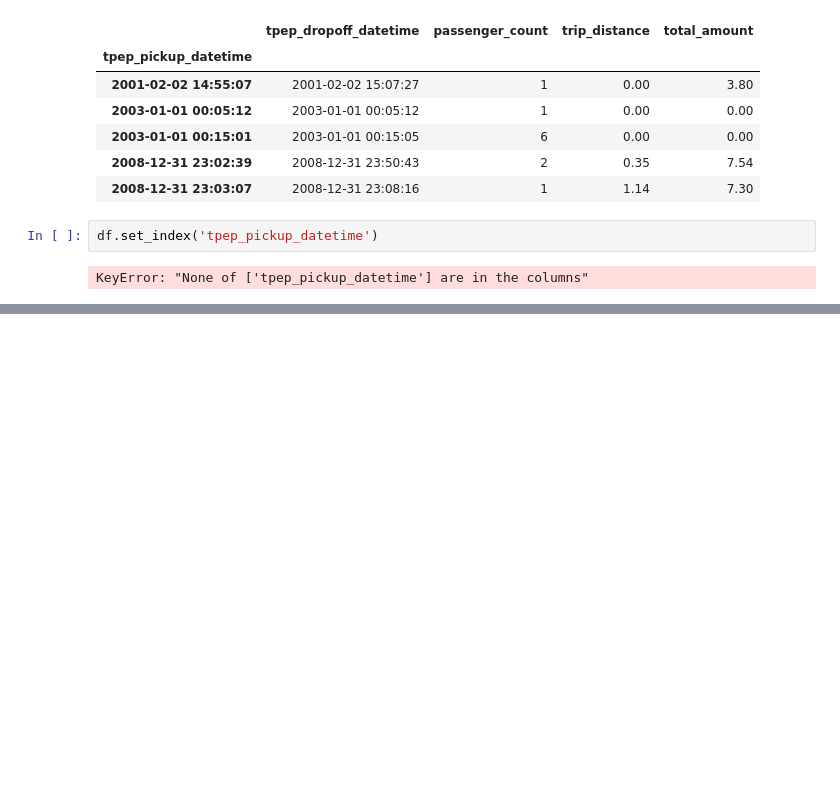
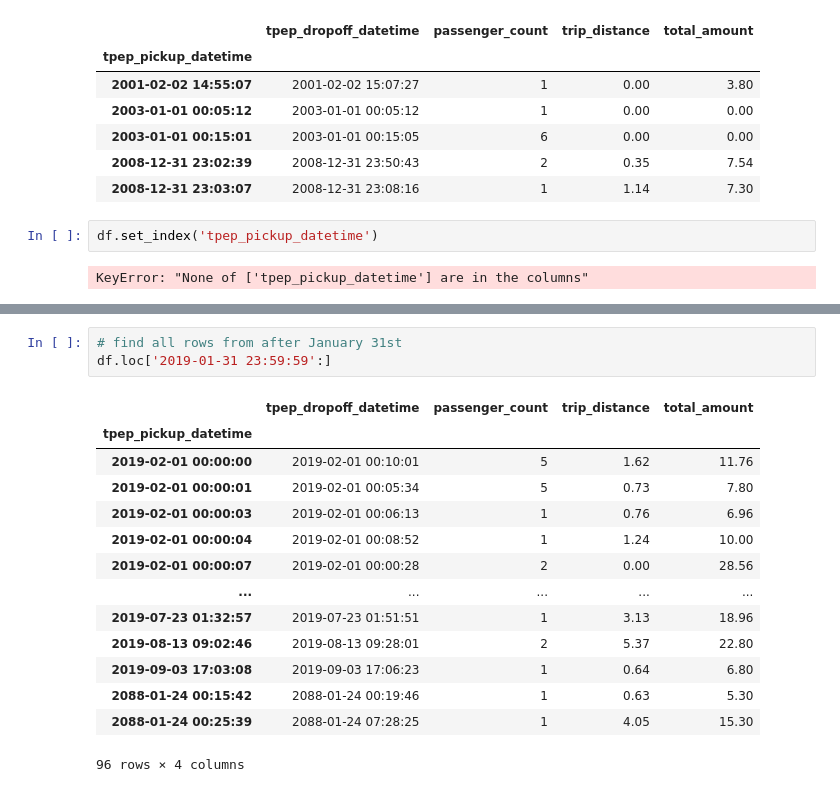
Before and after one commit to reuven/oreilly-2022-07July-analytics, a Jupyter notebook: 2022-08Aug-23.ipynb, the cells around one changed output, grey strips where cells are left out. Cells and saved outputs as stored; diff of their text form; blank space fills up the shorter version.

```diff
--- a/2022-08Aug-23.ipynb
+++ b/2022-08Aug-23.ipynb
@@ -1797,0 +1836,18 @@ KeyError: "None of ['tpep_pickup_datetime'] are in the columns"
+# %%
+# find all rows from after January 31st
+df.loc['2019-01-31 23:59:59':]
+# %% [output]
+|  | tpep_dropoff_datetime | passenger_count | trip_distance | total_amount |
+| tpep_pickup_datetime |  |  |  |  |
+| 2019-02-01 00:00:00 | 2019-02-01 00:10:01 | 5 | 1.62 | 11.76 |
+| 2019-02-01 00:00:01 | 2019-02-01 00:05:34 | 5 | 0.73 | 7.80 |
+| 2019-02-01 00:00:03 | 2019-02-01 00:06:13 | 1 | 0.76 | 6.96 |
+| 2019-02-01 00:00:04 | 2019-02-01 00:08:52 | 1 | 1.24 | 10.00 |
+| 2019-02-01 00:00:07 | 2019-02-01 00:00:28 | 2 | 0.00 | 28.56 |
+| ... | ... | ... | ... | ... |
+| 2019-07-23 01:32:57 | 2019-07-23 01:51:51 | 1 | 3.13 | 18.96 |
+| 2019-08-13 09:02:46 | 2019-08-13 09:28:01 | 2 | 5.37 | 22.80 |
+| 2019-09-03 17:03:08 | 2019-09-03 17:06:23 | 1 | 0.64 | 6.80 |
+| 2088-01-24 00:15:42 | 2088-01-24 00:19:46 | 1 | 0.63 | 5.30 |
+| 2088-01-24 00:25:39 | 2088-01-24 07:28:25 | 1 | 4.05 | 15.30 |
+96 rows × 4 columns
```
Also changed, not shown: parts of 3 cells of this notebook.
